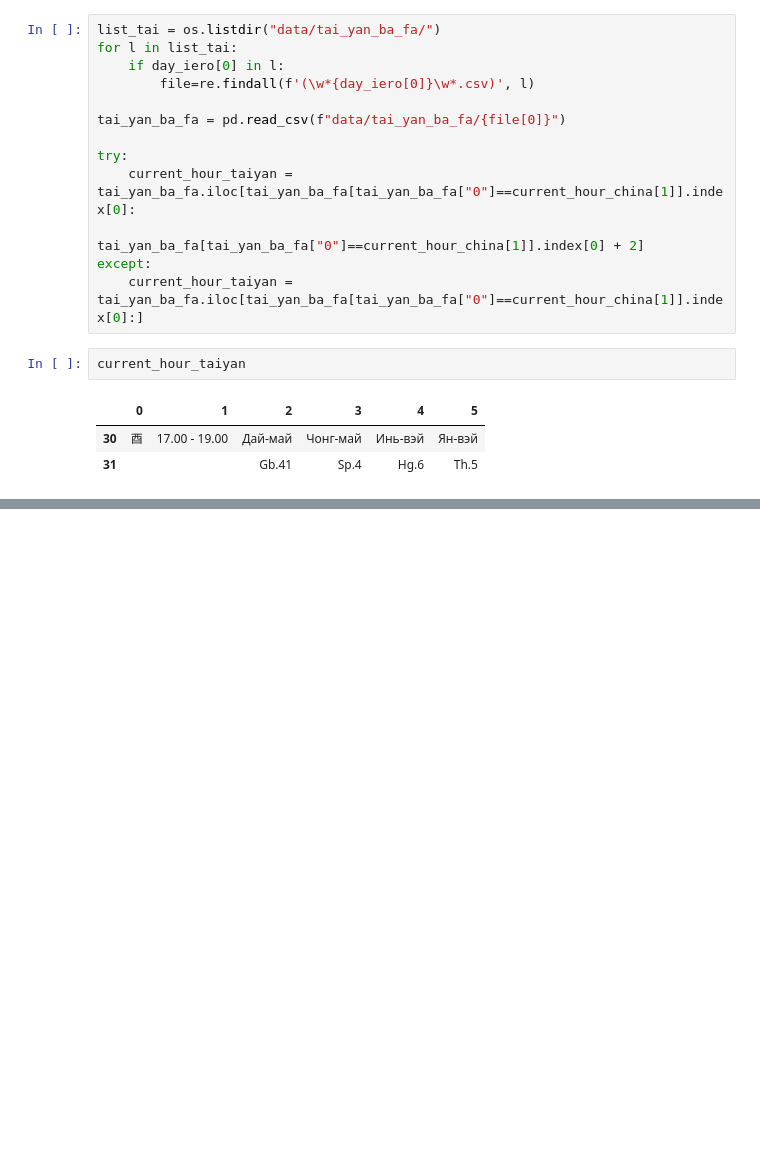
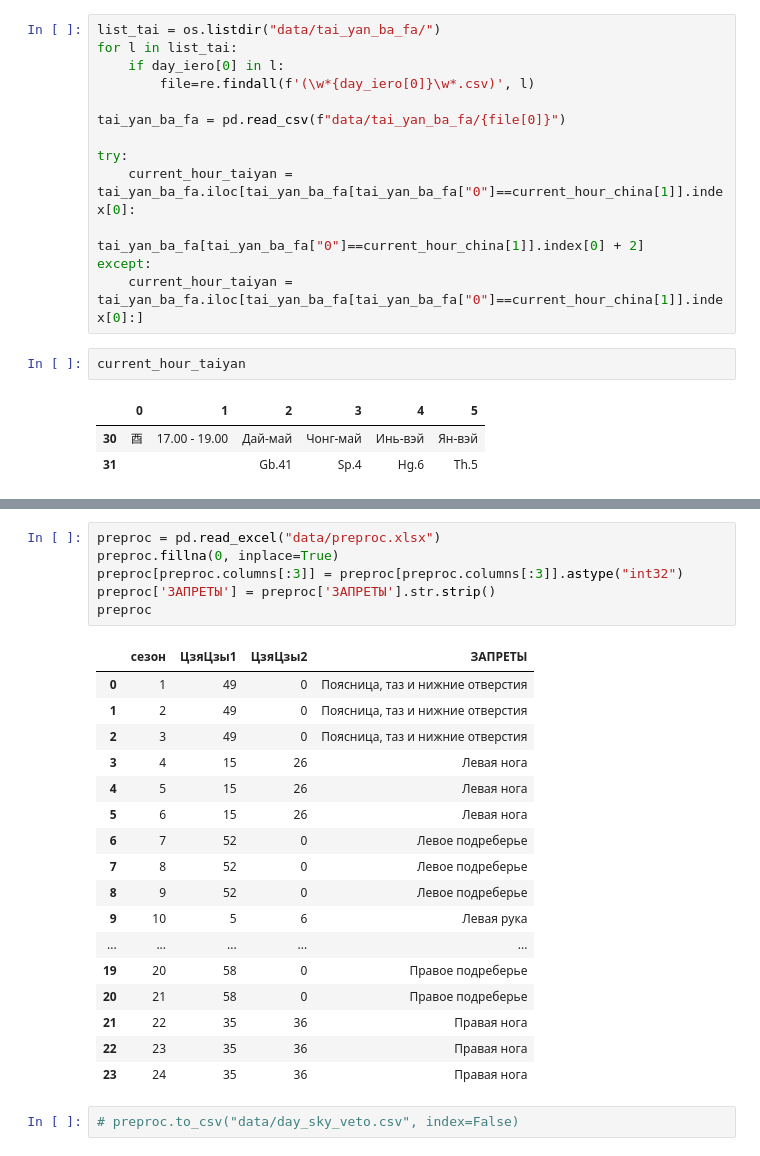
Before and after one commit to Sonnenbergenfluganschluss/BaZi, a Jupyter notebook: app.ipynb, the cells around one changed output, grey strips where cells are left out. Cells and saved outputs as stored; diff of their text form; blank space fills up the shorter version.

```diff
--- a/app.ipynb
+++ b/app.ipynb
@@ -524,0 +554,26 @@ da_syao
+# %%
+preproc = pd.read_excel("data/preproc.xlsx")
+preproc.fillna(0, inplace=True)
+preproc[preproc.columns[:3]] = preproc[preproc.columns[:3]].astype("int32")
+preproc['ЗАПРЕТЫ'] = preproc['ЗАПРЕТЫ'].str.strip()
+preproc
+# %% [output]
+|  | сезон | ЦзяЦзы1 | ЦзяЦзы2 | ЗАПРЕТЫ |
+| 0 | 1 | 49 | 0 | Поясница, таз и нижние отверстия |
+| 1 | 2 | 49 | 0 | Поясница, таз и нижние отверстия |
+| 2 | 3 | 49 | 0 | Поясница, таз и нижние отверстия |
+| 3 | 4 | 15 | 26 | Левая нога |
+| 4 | 5 | 15 | 26 | Левая нога |
+| 5 | 6 | 15 | 26 | Левая нога |
+| 6 | 7 | 52 | 0 | Левое подреберье |
+| 7 | 8 | 52 | 0 | Левое подреберье |
+| 8 | 9 | 52 | 0 | Левое подреберье |
+| 9 | 10 | 5 | 6 | Левая рука |
+| ... | ... | ... | ... | ... |
+| 19 | 20 | 58 | 0 | Правое подреберье |
+| 20 | 21 | 58 | 0 | Правое подреберье |
+| 21 | 22 | 35 | 36 | Правая нога |
+| 22 | 23 | 35 | 36 | Правая нога |
+| 23 | 24 | 35 | 36 | Правая нога |
+# %%
+# preproc.to_csv("data/day_sky_veto.csv", index=False)
```
Also changed, not shown: parts of 14 cells of this notebook, 8 other files.
